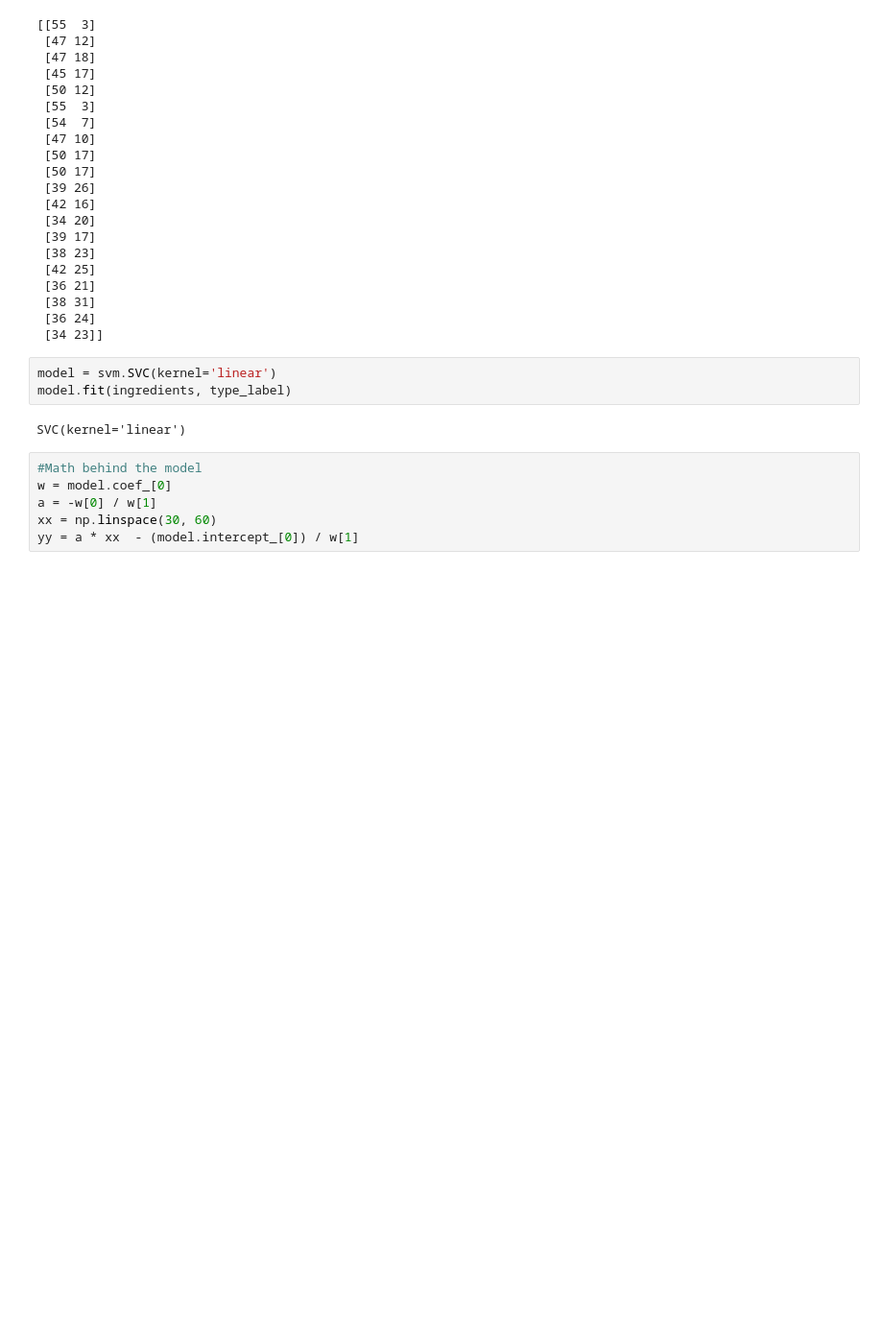
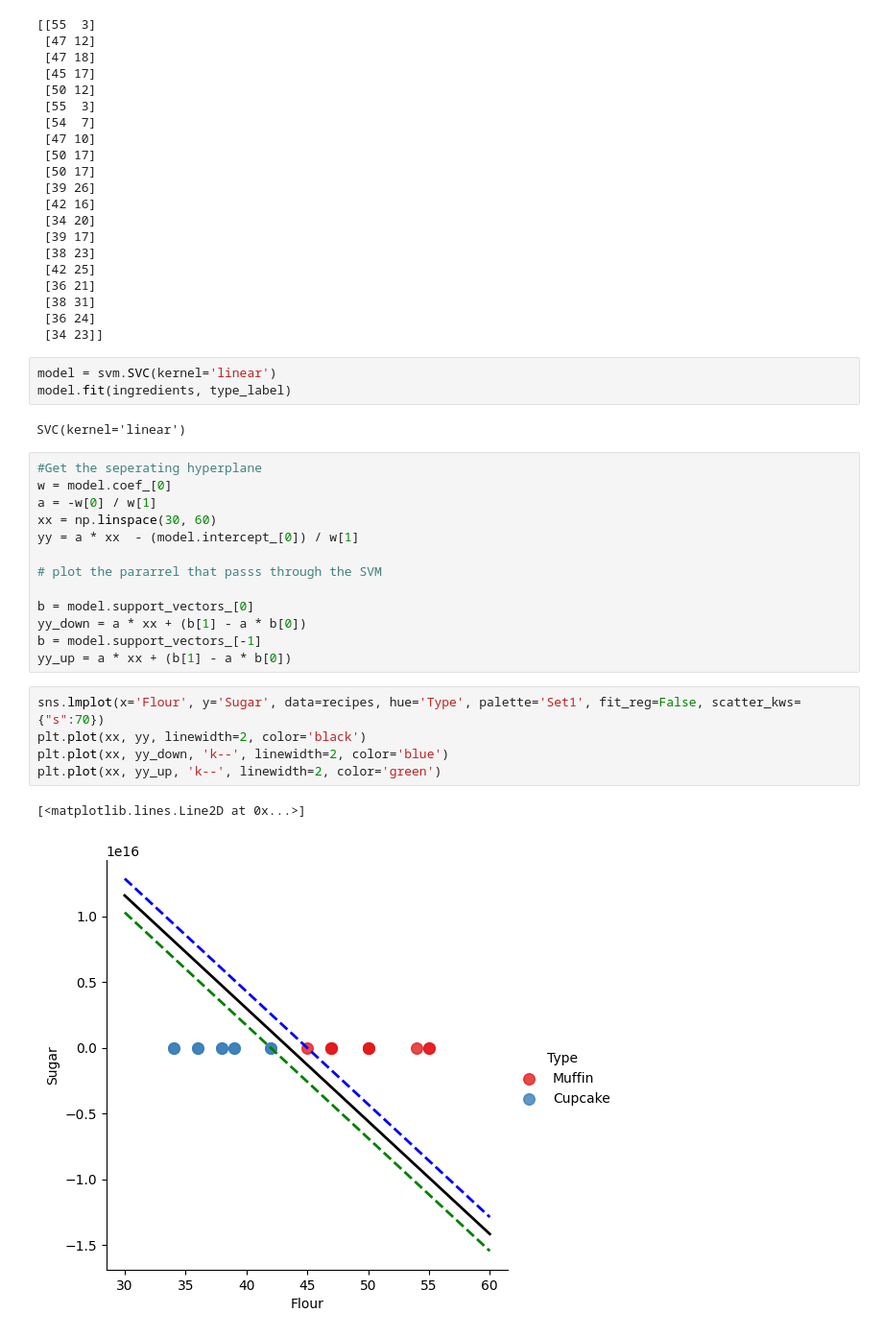
Before and after one commit to Arif-Badhon/GenAIwithSVM, a Jupyter notebook: svm.ipynb, the cells around one changed output. Shown: that part at 96% size. Cells and saved outputs as stored; diff of their text form; blank space fills up the shorter version.

```diff
--- a/svm.ipynb
+++ b/svm.ipynb
@@ -66,8 +68,23 @@ model.fit(ingredients, type_label)
 # %% [output]
 SVC(kernel='linear')
 # %%
-#Math behind the model
+#Get the seperating hyperplane
 w = model.coef_[0]
 a = -w[0] / w[1]
 xx = np.linspace(30, 60)
 yy = a * xx  - (model.intercept_[0]) / w[1]
+
+# plot the pararrel that passs through the SVM
+
+b = model.support_vectors_[0]
+yy_down = a * xx + (b[1] - a * b[0])
+b = model.support_vectors_[-1]
+yy_up = a * xx + (b[1] - a * b[0])
+# %%
+sns.lmplot(x='Flour', y='Sugar', data=recipes, hue='Type', palette='Set1', fit_reg=False, scatter_kws={"s":70})
+plt.plot(xx, yy, linewidth=2, color='black')
+plt.plot(xx, yy_down, 'k--', linewidth=2, color='blue')
+plt.plot(xx, yy_up, 'k--', linewidth=2, color='green')
+# %% [output]
+[<matplotlib.lines.Line2D at 0x...>]
+[figure, added]
```
Also changed, not shown: parts of 3 cells of this notebook.
